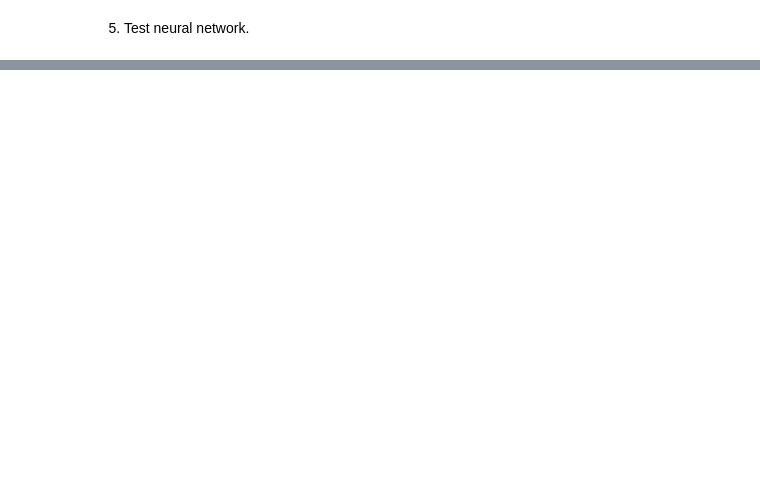
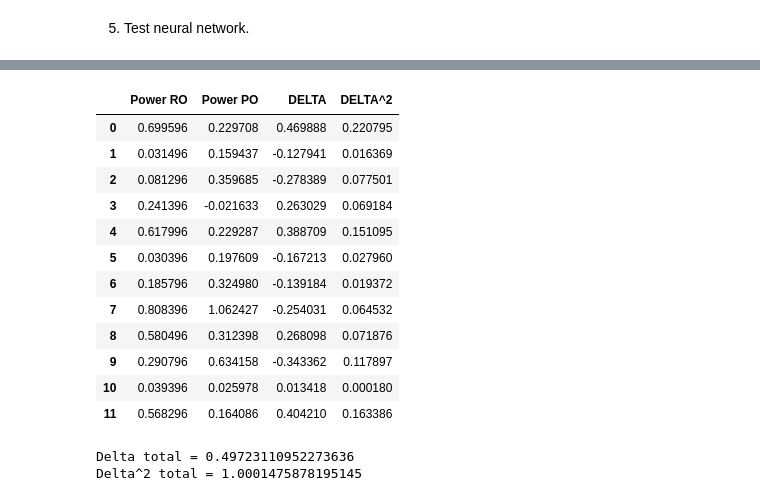
Before and after one commit to melalex/computational-intelligence, a Jupyter notebook: notebooks/wind_turbine_forecasting.ipynb, the cells around one changed output, grey strips where cells are left out. Saved outputs shown, nothing was run; the diff lists cells and outputs as text; code cells hidden in the pictures; blank space fills up the shorter version.

```diff
--- a/notebooks/wind_turbine_forecasting.ipynb
+++ b/notebooks/wind_turbine_forecasting.ipynb
@@ -84,0 +100,34 @@ plot_diff(test_y.flatten(), y_predicted.flatten())
+# %%
+delta = test_y - y_predicted
+
+report = pd.DataFrame(
+    {
+        "Power RO": test_y.flatten(),
+        "Power PO": y_predicted.flatten(),
+        "DELTA": delta.flatten(),
+        "DELTA^2": np.square(delta.flatten()),
+    }
+)
+
+report_head = report.head(12)
+
+display(report_head)
+
+print("Delta total = " + str(report_head["DELTA"].sum()))
+print("Delta^2 total = " + str(report_head["DELTA^2"].sum()))
+# %% [output]
+|  | Power RO | Power PO | DELTA | DELTA^2 |
+| 0 | 0.699596 | 0.229708 | 0.469888 | 0.220795 |
+| 1 | 0.031496 | 0.159437 | -0.127941 | 0.016369 |
+| 2 | 0.081296 | 0.359685 | -0.278389 | 0.077501 |
+| 3 | 0.241396 | -0.021633 | 0.263029 | 0.069184 |
+| 4 | 0.617996 | 0.229287 | 0.388709 | 0.151095 |
+| 5 | 0.030396 | 0.197609 | -0.167213 | 0.027960 |
+| 6 | 0.185796 | 0.324980 | -0.139184 | 0.019372 |
+| 7 | 0.808396 | 1.062427 | -0.254031 | 0.064532 |
+| 8 | 0.580496 | 0.312398 | 0.268098 | 0.071876 |
+| 9 | 0.290796 | 0.634158 | -0.343362 | 0.117897 |
+| 10 | 0.039396 | 0.025978 | 0.013418 | 0.000180 |
+| 11 | 0.568296 | 0.164086 | 0.404210 | 0.163386 |
+Delta total = 0.49723110952273636
+Delta^2 total = 1.0001475878195145
```
Also changed, not shown: parts of 7 cells of this notebook, 15 other files.
